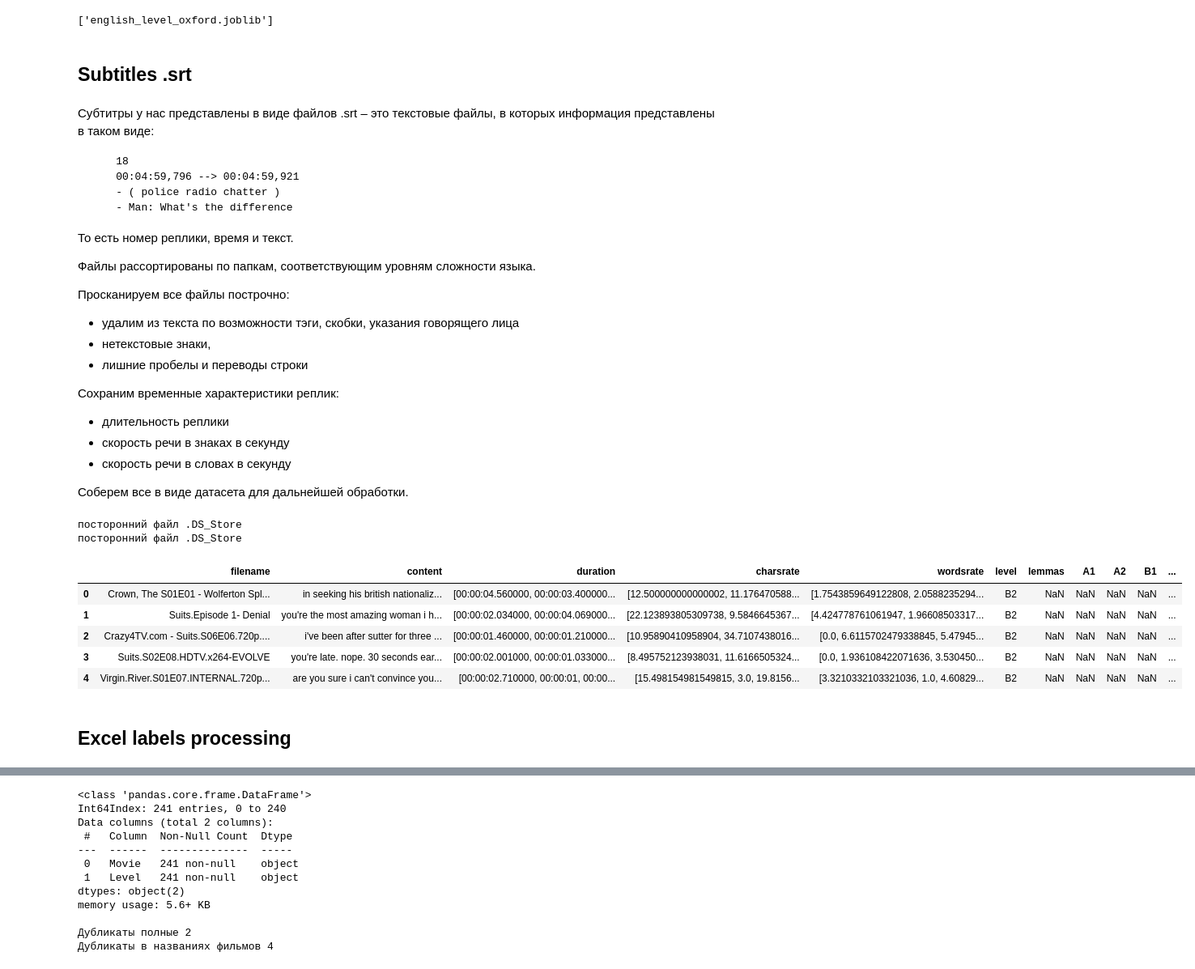
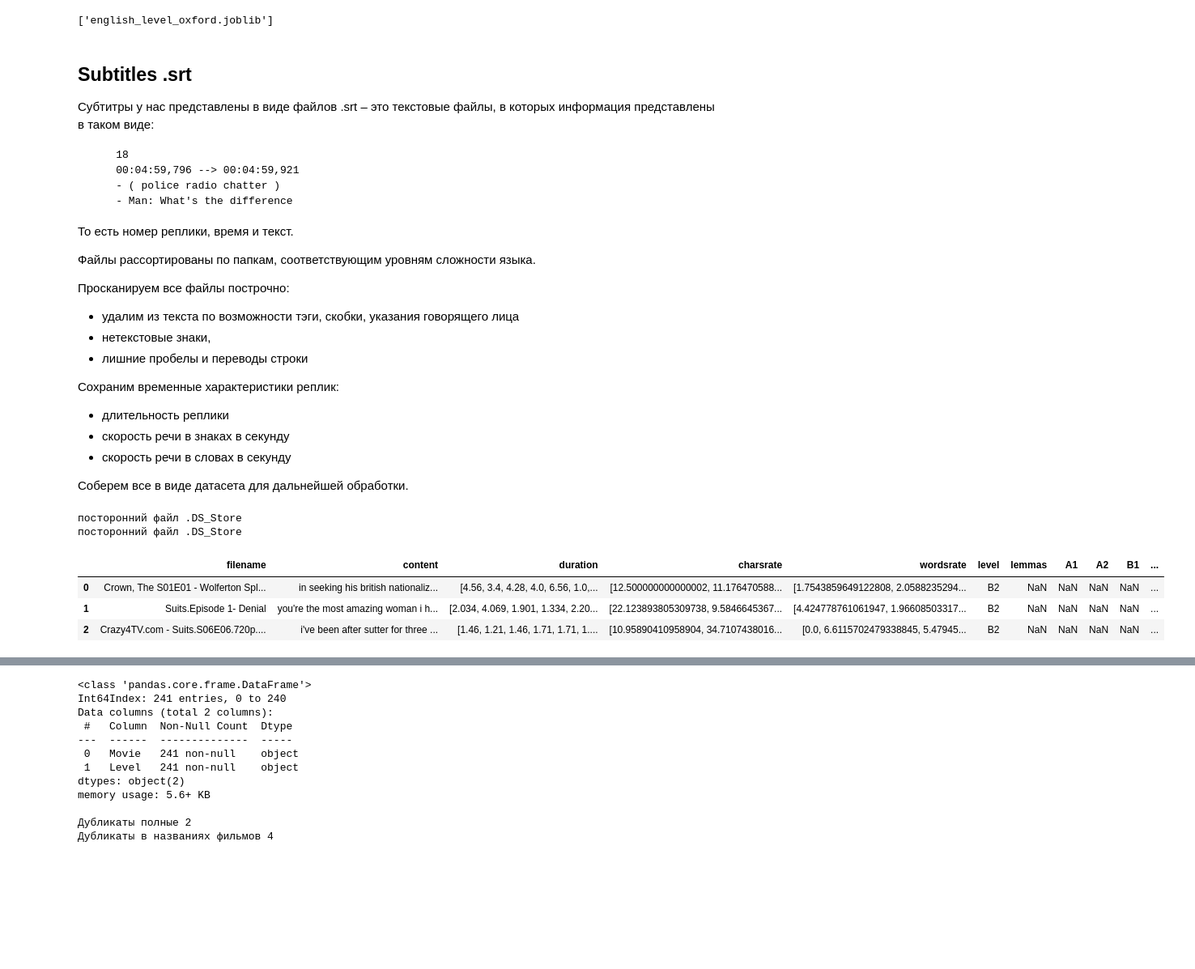
Before and after one commit to artefucktor/english_level, a Jupyter notebook: movies_english_level.ipynb, the cells around one changed output, grey strips where cells are left out. Shown: that part at 81% size. Cells and saved outputs as stored; diff of their text form; code cells hidden in the pictures; blank space fills up the shorter version.

```diff
--- a/movies_english_level.ipynb
+++ b/movies_english_level.ipynb
@@ -170,9 +169,9 @@ American_Oxford_5000_by_CEFR_level.pdf
 dump(oxford_words,'english_level_oxford.joblib')
 # %% [output]
 ['english_level_oxford.joblib']
-# %% [markdown]
-## Subtitles .srt
 # %% [markdown]
+## Subtitles .srt
+
 Субтитры у нас представлены в виде файлов .srt – это текстовые файлы, в которых информация представлены в таком виде:
 
         18
@@ -223,7 +222,7 @@ def process_text(content):
         if item.duration.ordinal>0:
             line = process_line(item.text_without_tags)
             text.append(line)
-            duration.append(item.duration.to_time())
+            duration.append(item.duration.ordinal/1000)
             charsrate.append(item.characters_per_second)
             wordsrate.append(len(line.split())/item.duration.ordinal*1000.0)
     return ' '.join(text), duration, charsrate, wordsrate
@@ -248,39 +247,35 @@ def process_srt(dirname, filename):
 # movies dataset template
 movies = pd.DataFrame(columns=['filename',
                                'content',
                                'duration',
                                'charsrate',
                                'wordsrate',
                                'level',
                                'lemmas'] + ENGLISH_LEVELS + [l+'ratio' for l in ENGLISH_LEVELS]
                      )
 
 # recursive walk through dirs
 for dirname, _, filenames in os.walk(SUBTITLES_PATH):
     for filename in filenames:
         level  = dirname.split('/')[-1]                   # get level name from dir
         result = process_srt(dirname, filename)           # process file
         if result:                                        # add movie to dataframe
             subs, duration, charsrate, wordsrate = result
             movies.loc[len(movies)] = \
                 {'filename' : filename.replace('.srt', ''),
                  'content'  : subs,
                  'duration' : duration,
                  'charsrate': charsrate,
                  'wordsrate': wordsrate,
                  'level'    : level
                 }
 
-movies.head()
+movies.head(3)
 # %% [output]
 посторонний файл .DS_Store
 посторонний файл .DS_Store
 |  | filename | content | duration | charsrate | wordsrate | level | lemmas | A1 | A2 | B1 | ... |
-| 0 | Crown, The S01E01 - Wolferton Spl... | in seeking his british nationaliz... | [00:00:04.560000, 00:00:03.400000... | [12.500000000000002, 11.176470588... | [1.7543859649122808, 2.0588235294... | B2 | NaN | NaN | NaN | NaN | ... |
-| 1 | Suits.Episode 1- Denial | you're the most amazing woman i h... | [00:00:02.034000, 00:00:04.069000... | [22.123893805309738, 9.5846645367... | [4.424778761061947, 1.96608503317... | B2 | NaN | NaN | NaN | NaN | ... |
-| 2 | Crazy4TV.com - Suits.S06E06.720p.... | i've been after sutter for three ... | [00:00:01.460000, 00:00:01.210000... | [10.95890410958904, 34.7107438016... | [0.0, 6.6115702479338845, 5.47945... | B2 | NaN | NaN | NaN | NaN | ... |
-| 3 | Suits.S02E08.HDTV.x264-EVOLVE | you're late. nope. 30 seconds ear... | [00:00:02.001000, 00:00:01.033000... | [8.495752123938031, 11.6166505324... | [0.0, 1.936108422071636, 3.530450... | B2 | NaN | NaN | NaN | NaN | ... |
-| 4 | Virgin.River.S01E07.INTERNAL.720p... | are you sure i can't convince you... | [00:00:02.710000, 00:00:01, 00:00... | [15.498154981549815, 3.0, 19.8156... | [3.3210332103321036, 1.0, 4.60829... | B2 | NaN | NaN | NaN | NaN | ... |
+| 0 | Crown, The S01E01 - Wolferton Spl... | in seeking his british nationaliz... | [4.56, 3.4, 4.28, 4.0, 6.56, 1.0,... | [12.500000000000002, 11.176470588... | [1.7543859649122808, 2.0588235294... | B2 | NaN | NaN | NaN | NaN | ... |
+| 1 | Suits.Episode 1- Denial | you're the most amazing woman i h... | [2.034, 4.069, 1.901, 1.334, 2.20... | [22.123893805309738, 9.5846645367... | [4.424778761061947, 1.96608503317... | B2 | NaN | NaN | NaN | NaN | ... |
+| 2 | Crazy4TV.com - Suits.S06E06.720p.... | i've been after sutter for three ... | [1.46, 1.21, 1.46, 1.71, 1.71, 1.... | [10.95890410958904, 34.7107438016... | [0.0, 6.6115702479338845, 5.47945... | B2 | NaN | NaN | NaN | NaN | ... |
-# %% [markdown]
-## Excel labels processing
 # %% [markdown]
```
Also changed, not shown: parts of 28 cells of this notebook, 2 other files.
